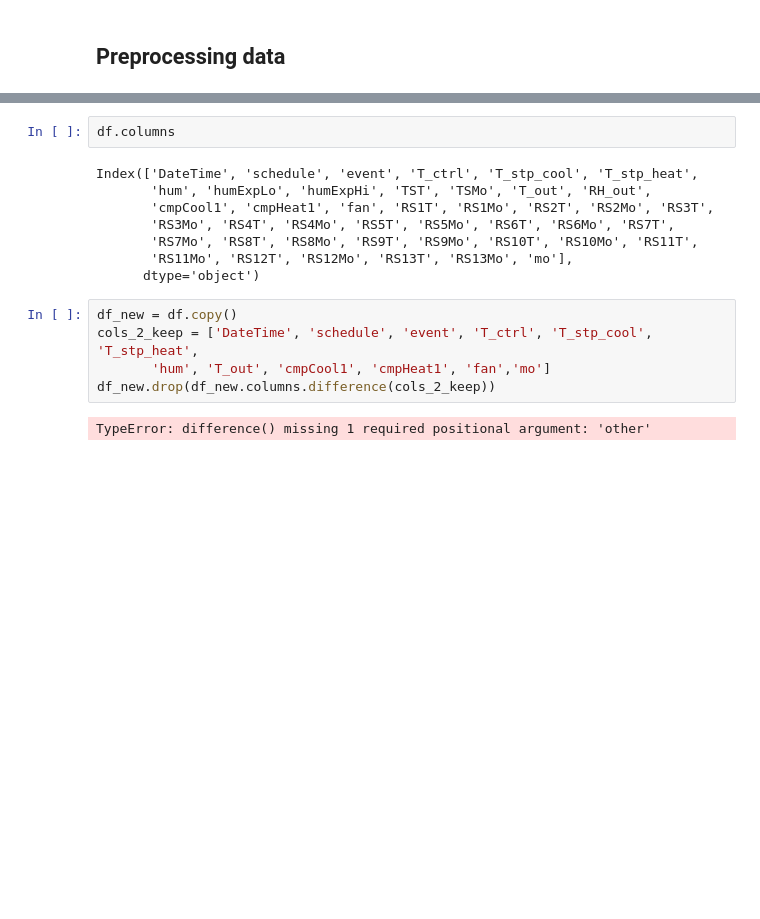
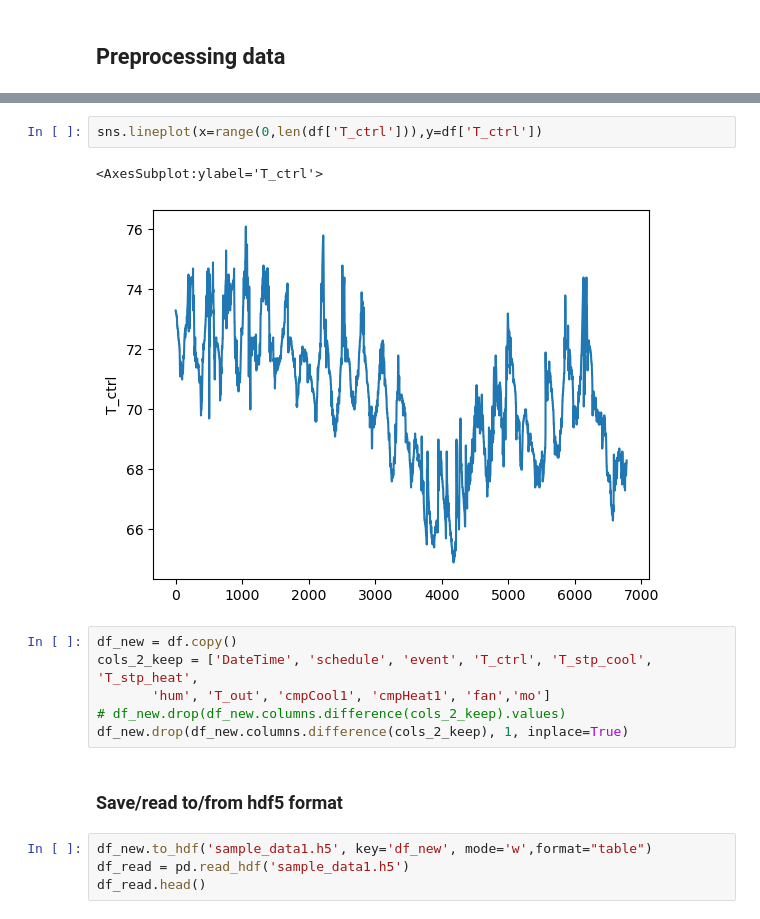
Before and after one commit to NEU-ABLE-LAB/Build_OBM, a Jupyter notebook: tests.ipynb, the cells around one changed output, grey strips where cells are left out. Saved outputs shown, nothing was run; the diff lists cells and outputs as text; blank space fills up the shorter version.

```diff
--- a/tests.ipynb
+++ b/tests.ipynb
@@ -64,17 +59,17 @@ df['event'] = df['event'].astype("category")
-# %%
-df.columns
-# %% [output]
-Index(['DateTime', 'schedule', 'event', 'T_ctrl', 'T_stp_cool', 'T_stp_heat',
-       'hum', 'humExpLo', 'humExpHi', 'TST', 'TSMo', 'T_out', 'RH_out',
-       'cmpCool1', 'cmpHeat1', 'fan', 'RS1T', 'RS1Mo', 'RS2T', 'RS2Mo', 'RS3T',
-       'RS3Mo', 'RS4T', 'RS4Mo', 'RS5T', 'RS5Mo', 'RS6T', 'RS6Mo', 'RS7T',
-       'RS7Mo', 'RS8T', 'RS8Mo', 'RS9T', 'RS9Mo', 'RS10T', 'RS10Mo', 'RS11T',
-       'RS11Mo', 'RS12T', 'RS12Mo', 'RS13T', 'RS13Mo', 'mo'],
-      dtype='object')
+# %%
+sns.lineplot(x=range(0,len(df['T_ctrl'])),y=df['T_ctrl'])
+# %% [output]
+<AxesSubplot:ylabel='T_ctrl'>
+[figure, added]
 # %%
 df_new = df.copy()
 cols_2_keep = ['DateTime', 'schedule', 'event', 'T_ctrl', 'T_stp_cool', 'T_stp_heat',
        'hum', 'T_out', 'cmpCool1', 'cmpHeat1', 'fan','mo']
-df_new.drop(df_new.columns.difference(cols_2_keep))
+# df_new.drop(df_new.columns.difference(cols_2_keep).values)
+df_new.drop(df_new.columns.difference(cols_2_keep), 1, inplace=True)
-# %% [output]
-TypeError: difference() missing 1 required positional argument: 'other'
+# %% [markdown]
+### Save/read to/from hdf5 format
+# %%
+df_new.to_hdf('sample_data1.h5', key='df_new', mode='w',format="table")
+df_read = pd.read_hdf('sample_data1.h5')
+df_read.head()
```
Also changed, not shown: parts of 1 cell of this notebook, 1 other file.
